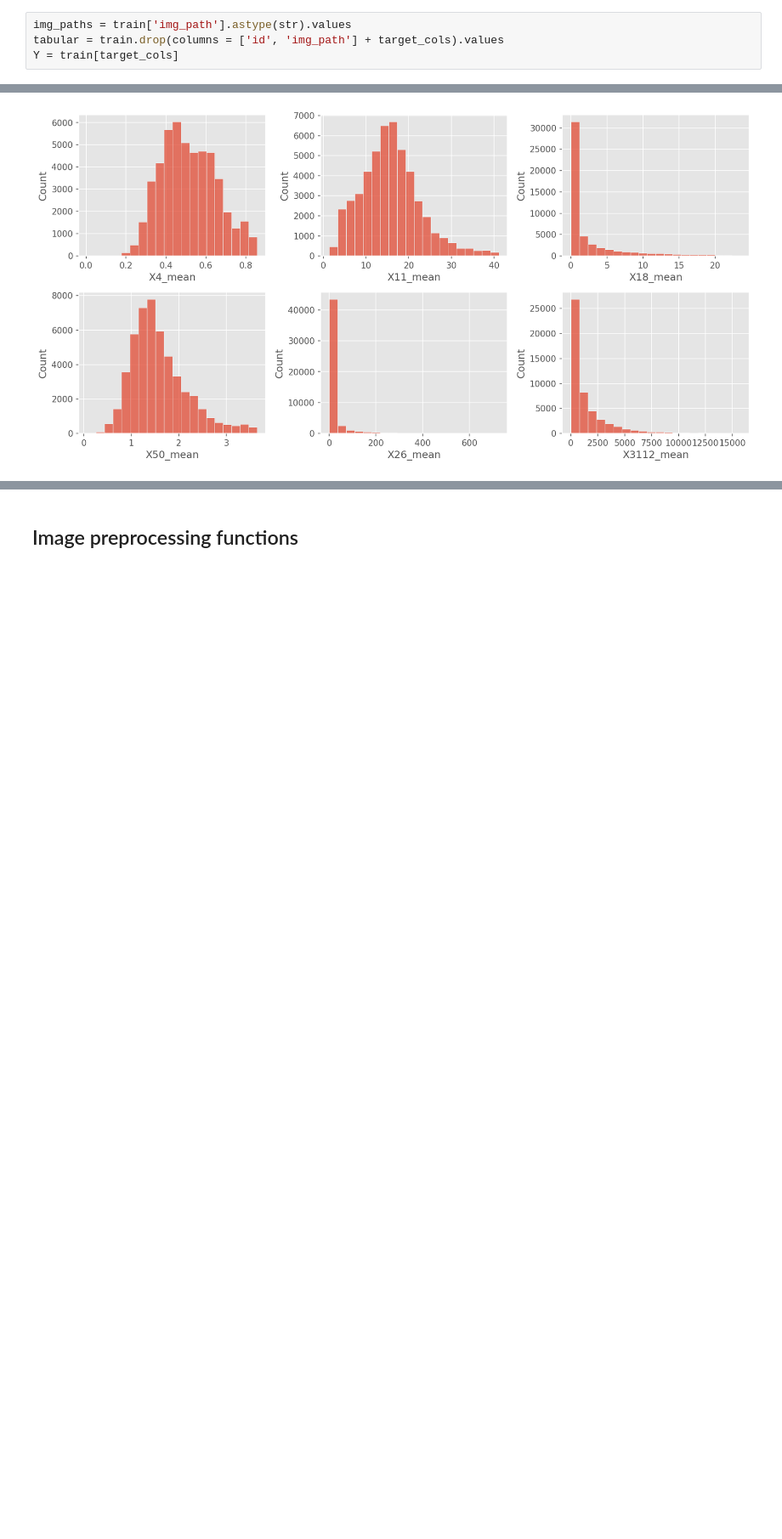
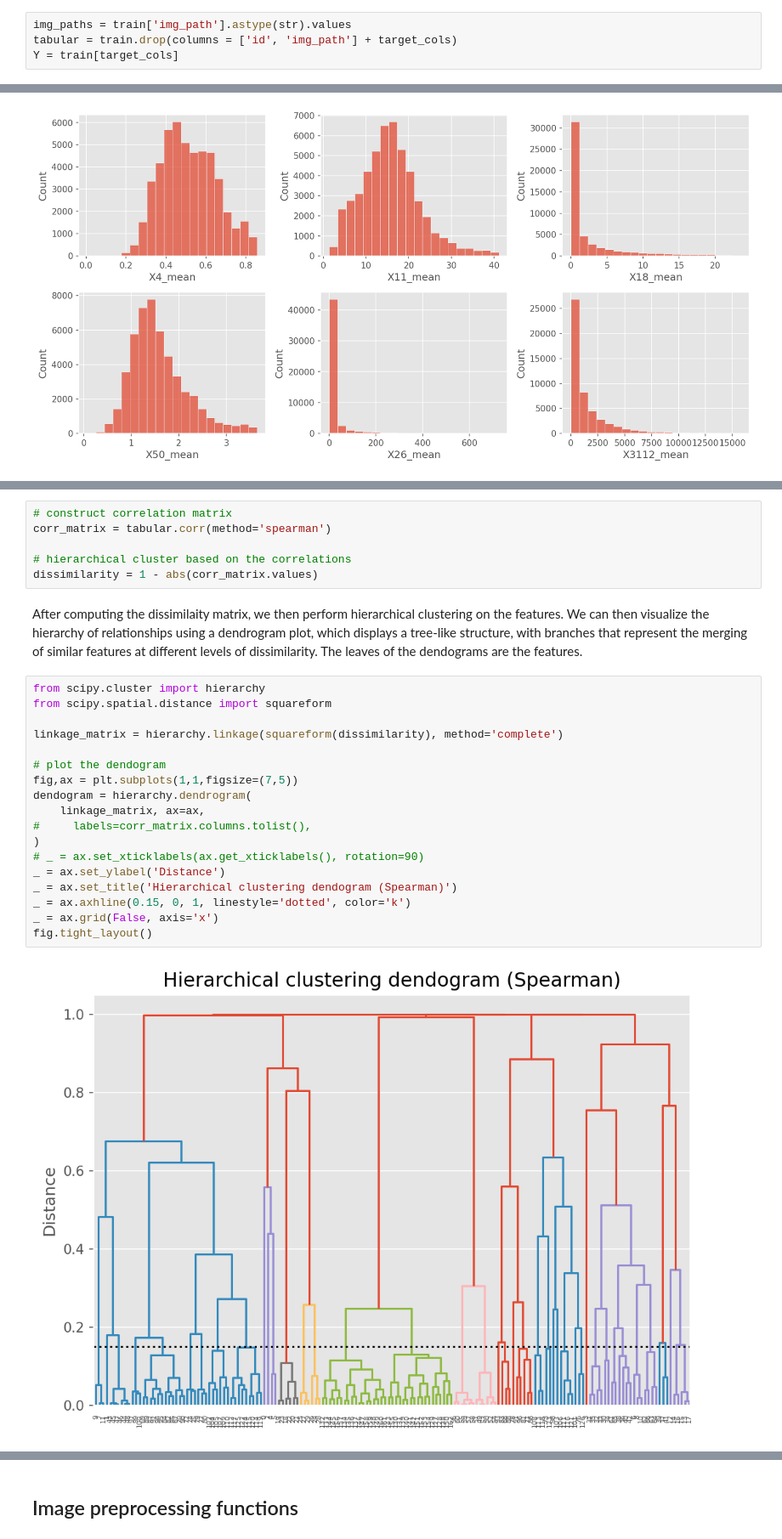
Before and after one commit to syerramilli/kaggle-notebooks, a Jupyter notebook: planttraits-efficientnet-image-tabular.ipynb, the cells around one changed output, grey strips where cells are left out. Shown: that part at 85% size. Saved outputs shown, nothing was run; the diff lists cells and outputs as text; blank space fills up the shorter version.

```diff
--- a/planttraits-efficientnet-image-tabular.ipynb
+++ b/planttraits-efficientnet-image-tabular.ipynb
@@ -78,7 +82,7 @@ train = train.drop(columns = sd_cols)
 ## Preprocessing
 # %%
 img_paths = train['img_path'].astype(str).values
-tabular = train.drop(columns = ['id', 'img_path'] + target_cols).values
+tabular = train.drop(columns = ['id', 'img_path'] + target_cols)
 Y = train[target_cols]
 # %%
 # remove bad observations
@@ -109,0 +126,28 @@ Y_sc = output_sc.fit_transform(Y)
+# %%
+# construct correlation matrix
+corr_matrix = tabular.corr(method='spearman')
+
+# hierarchical cluster based on the correlations
+dissimilarity = 1 - abs(corr_matrix.values)
+# %% [markdown]
+After computing the dissimilaity matrix, we then perform hierarchical clustering on the features. We can then visualize the hierarchy of relationships using a dendrogram plot, which displays a tree-like structure, with branches that represent the merging of similar features at different levels of dissimilarity. The leaves of the dendograms are the features.
+# %%
+from scipy.cluster import hierarchy
+from scipy.spatial.distance import squareform
+
+linkage_matrix = hierarchy.linkage(squareform(dissimilarity), method='complete')
+
+# plot the dendogram
+fig,ax = plt.subplots(1,1,figsize=(7,5))
+dendogram = hierarchy.dendrogram(
+    linkage_matrix, ax=ax,
+#     labels=corr_matrix.columns.tolist(),
+)
+# _ = ax.set_xticklabels(ax.get_xticklabels(), rotation=90)
+_ = ax.set_ylabel('Distance')
+_ = ax.set_title('Hierarchical clustering dendogram (Spearman)')
+_ = ax.axhline(0.15, 0, 1, linestyle='dotted', color='k')
+_ = ax.grid(False, axis='x')
+fig.tight_layout()
+# %% [output]
+[figure, added]
```
Also changed, not shown: parts of 19 cells of this notebook.
